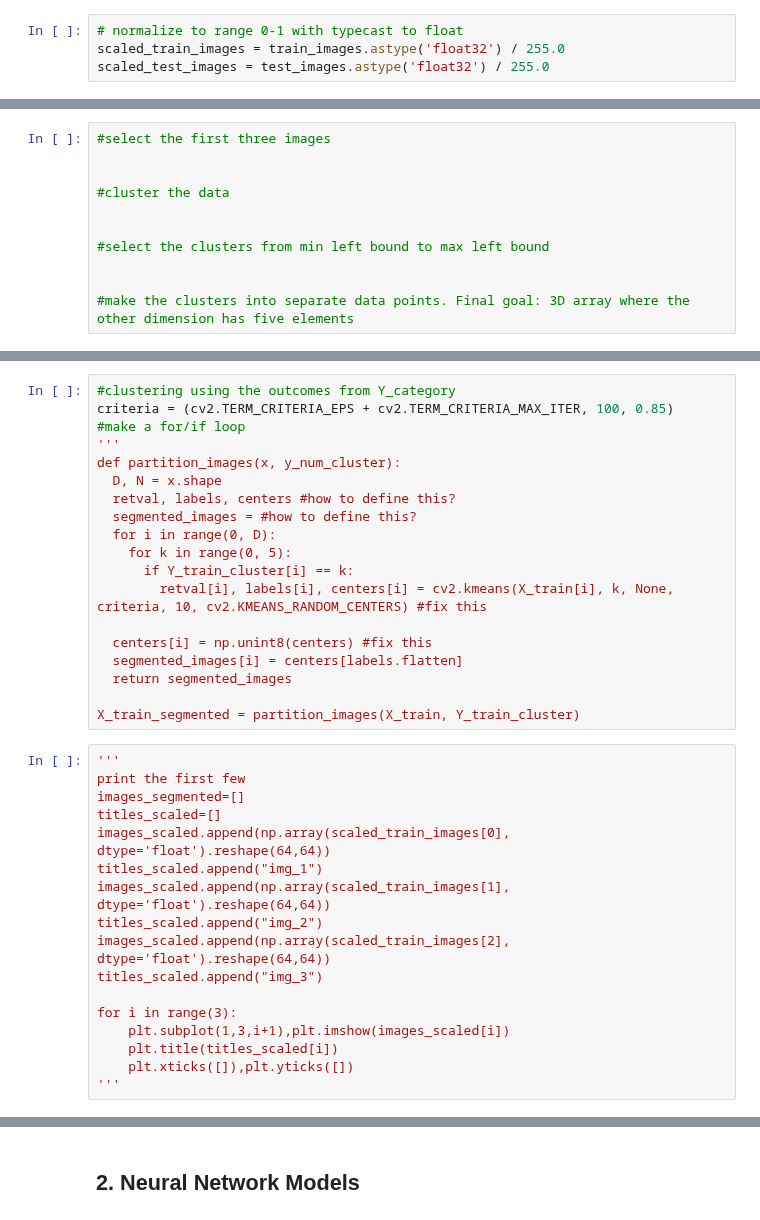
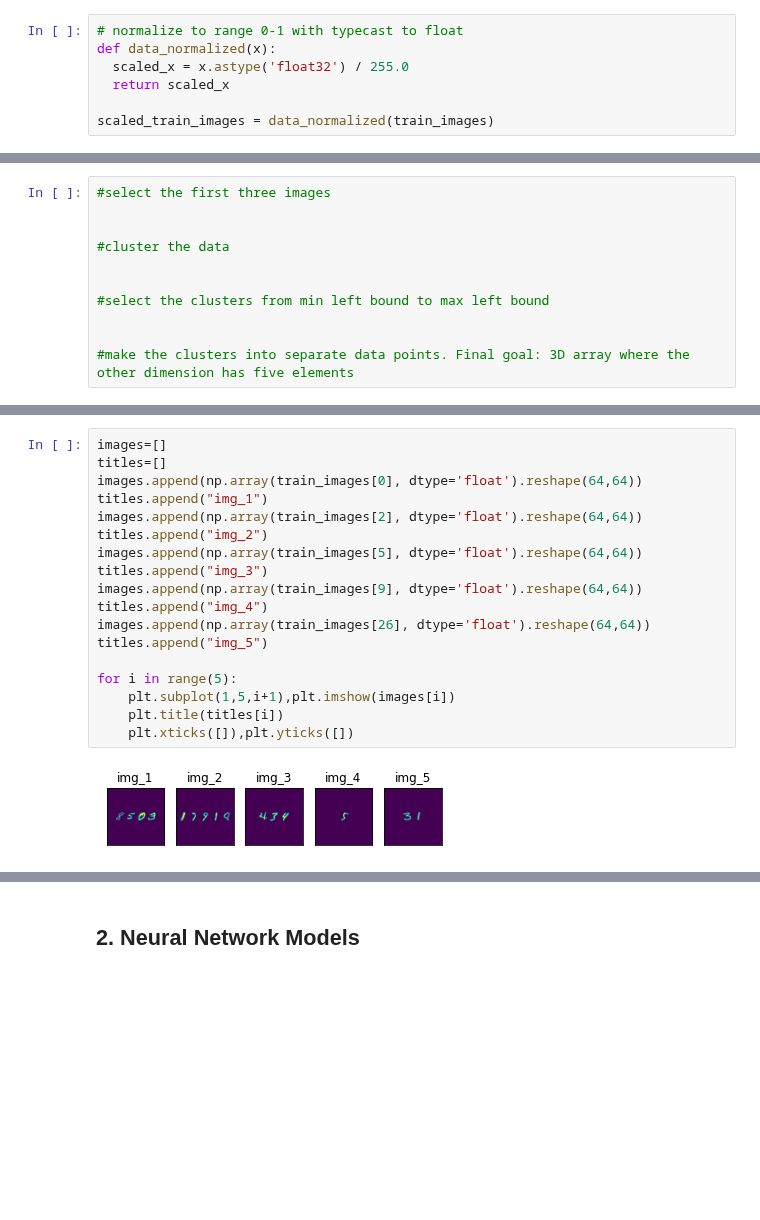
Before and after one commit to du-hr/MNIST-CNN, a Jupyter notebook: MiniProject_3.ipynb, the cells around one changed output, grey strips where cells are left out. Drawn from its saved outputs; the diff is of its cells as text; blank space fills up the shorter version.

```diff
--- a/MiniProject_3.ipynb
+++ b/MiniProject_3.ipynb
@@ -107,8 +111,11 @@ Y_train.shape
 ### **1.2.2 Data Normalization**
 # %%
 # normalize to range 0-1 with typecast to float
-scaled_train_images = train_images.astype('float32') / 255.0
-scaled_test_images = test_images.astype('float32') / 255.0
+def data_normalized(x):
+  scaled_x = x.astype('float32') / 255.0
+  return scaled_x
+
+scaled_train_images = data_normalized(train_images)
 # %%
 images_scaled=[]
 titles_scaled=[]
@@ -321,36 +331,20 @@ Y_train_cluster = convert_numbers_clusters(X_train, train_labels)
-# %%
-#clustering using the outcomes from Y_category
-criteria = (cv2.TERM_CRITERIA_EPS + cv2.TERM_CRITERIA_MAX_ITER, 100, 0.85)
-#make a for/if loop
-'''
-def partition_images(x, y_num_cluster):
-  D, N = x.shape
-  retval, labels, centers #how to define this?
-  segmented_images = #how to define this?
-  for i in range(0, D):
-    for k in range(0, 5):
-      if Y_train_cluster[i] == k:
-        retval[i], labels[i], centers[i] = cv2.kmeans(X_train[i], k, None, criteria, 10, cv2.KMEANS_RANDOM_CENTERS) #fix this
-
-  centers[i] = np.unint8(centers) #fix this
-  segmented_images[i] = centers[labels.flatten]
-  return segmented_images
-
-X_train_segmented = partition_images(X_train, Y_train_cluster)
 # %%
-'''
-print the first few
-images_segmented=[]
-titles_scaled=[]
-images_scaled.append(np.array(scaled_train_images[0], dtype='float').reshape(64,64))
-titles_scaled.append("img_1")
-images_scaled.append(np.array(scaled_train_images[1], dtype='float').reshape(64,64))
-titles_scaled.append("img_2")
-images_scaled.append(np.array(scaled_train_images[2], dtype='float').reshape(64,64))
-titles_scaled.append("img_3")
+images=[]
+titles=[]
+images.append(np.array(train_images[0], dtype='float').reshape(64,64))
+titles.append("img_1")
+images.append(np.array(train_images[2], dtype='float').reshape(64,64))
+titles.append("img_2")
+images.append(np.array(train_images[5], dtype='float').reshape(64,64))
+titles.append("img_3")
+images.append(np.array(train_images[9], dtype='float').reshape(64,64))
+titles.append("img_4")
+images.append(np.array(train_images[26], dtype='float').reshape(64,64))
+titles.append("img_5")
 
-for i in range(3):
-    plt.subplot(1,3,i+1),plt.imshow(images_scaled[i])
-    plt.title(titles_scaled[i])
+for i in range(5):
+    plt.subplot(1,5,i+1),plt.imshow(images[i])
+    plt.title(titles[i])
     plt.xticks([]),plt.yticks([])
-'''
+# %% [output]
+[figure, added]
```
Also changed, not shown: parts of 24 cells of this notebook.
